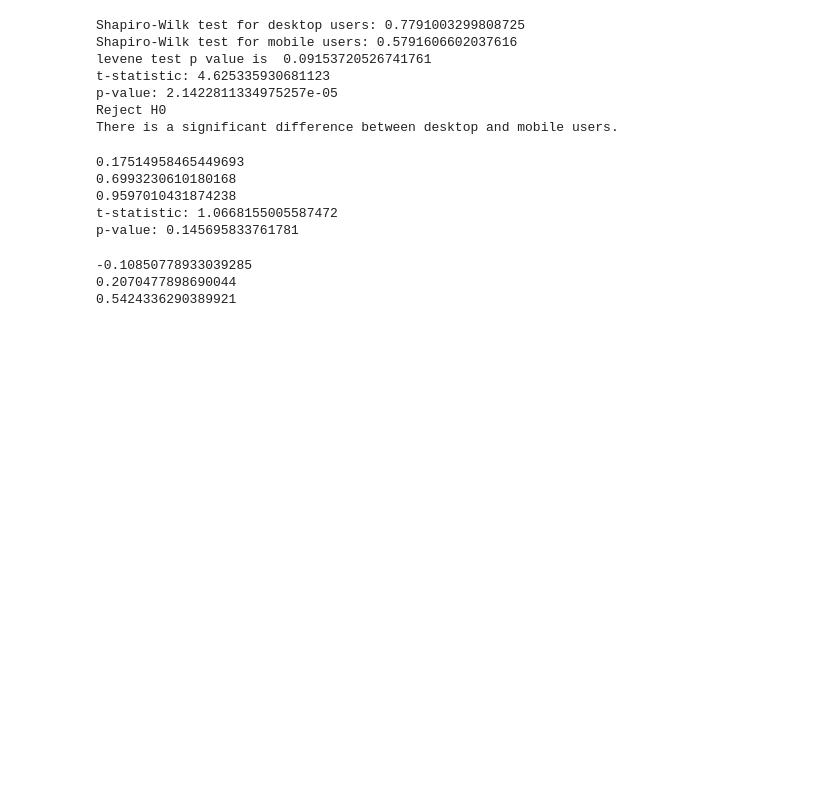
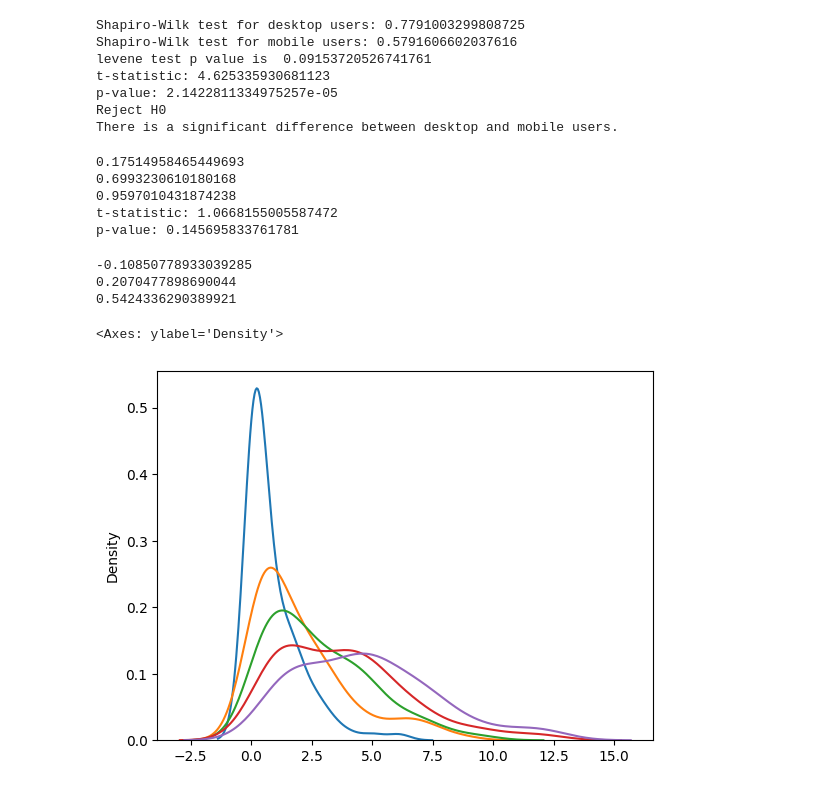
Before and after one commit to priyansh-commits/practice, a Jupyter notebook: stats.ipynb, the cells around one changed output. Drawn from its saved outputs; the diff is of its cells as text; code cells hidden in the pictures; blank space fills up the shorter version.

```diff
--- a/stats.ipynb
+++ b/stats.ipynb
@@ -311,3 +311,22 @@ print(p_one)
 -0.10850778933039285
 0.2070477898690044
 0.5424336290389921
+# %%
+import numpy as np
+import seaborn as sns
+
+# Generate a sample of 100 numbers from a standard normal distribution
+sample1 = np.random.normal(loc=0, scale=1, size=100)
+sample2 = np.random.normal(loc=0, scale=1, size=100)
+sample3 = np.random.normal(loc=0, scale=1, size=100)
+sample4 = np.random.normal(loc=0, scale=1, size=100)
+sample5 = np.random.normal(loc=0, scale=1, size=100)
+# %%
+sns.kdeplot(sample1**2)
+sns.kdeplot(sample1**2+sample2**2)
+sns.kdeplot(sample1**2+sample2**2+sample3**2)
+sns.kdeplot(sample1**2+sample2**2+sample3**2+sample4**2)
+sns.kdeplot(sample1**2+sample2**2+sample3**2+sample4**2+sample5**2)
+# %% [output]
+<Axes: ylabel='Density'>
+[figure, added]
```
Also changed, not shown: parts of 5 cells of this notebook.
